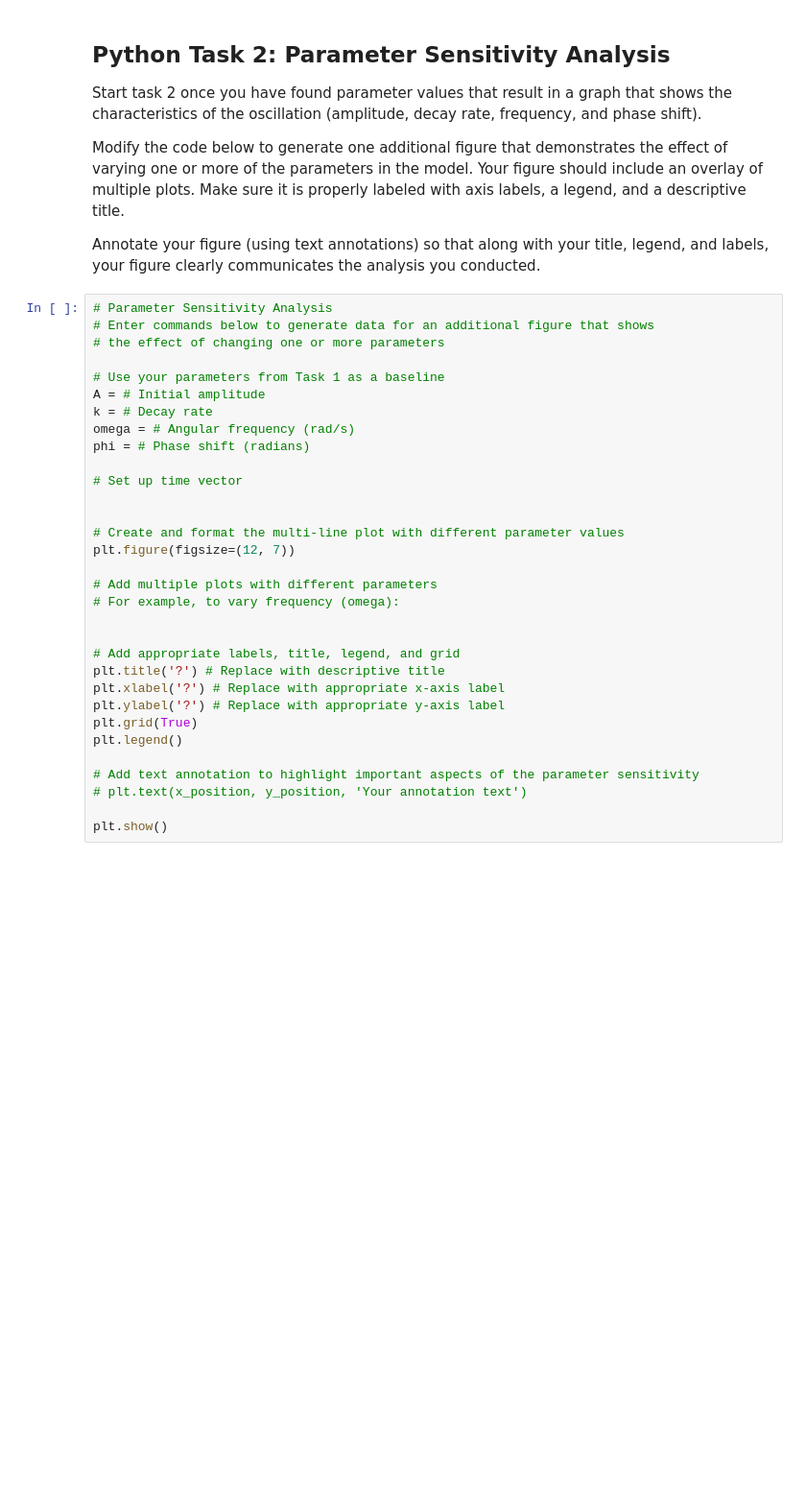
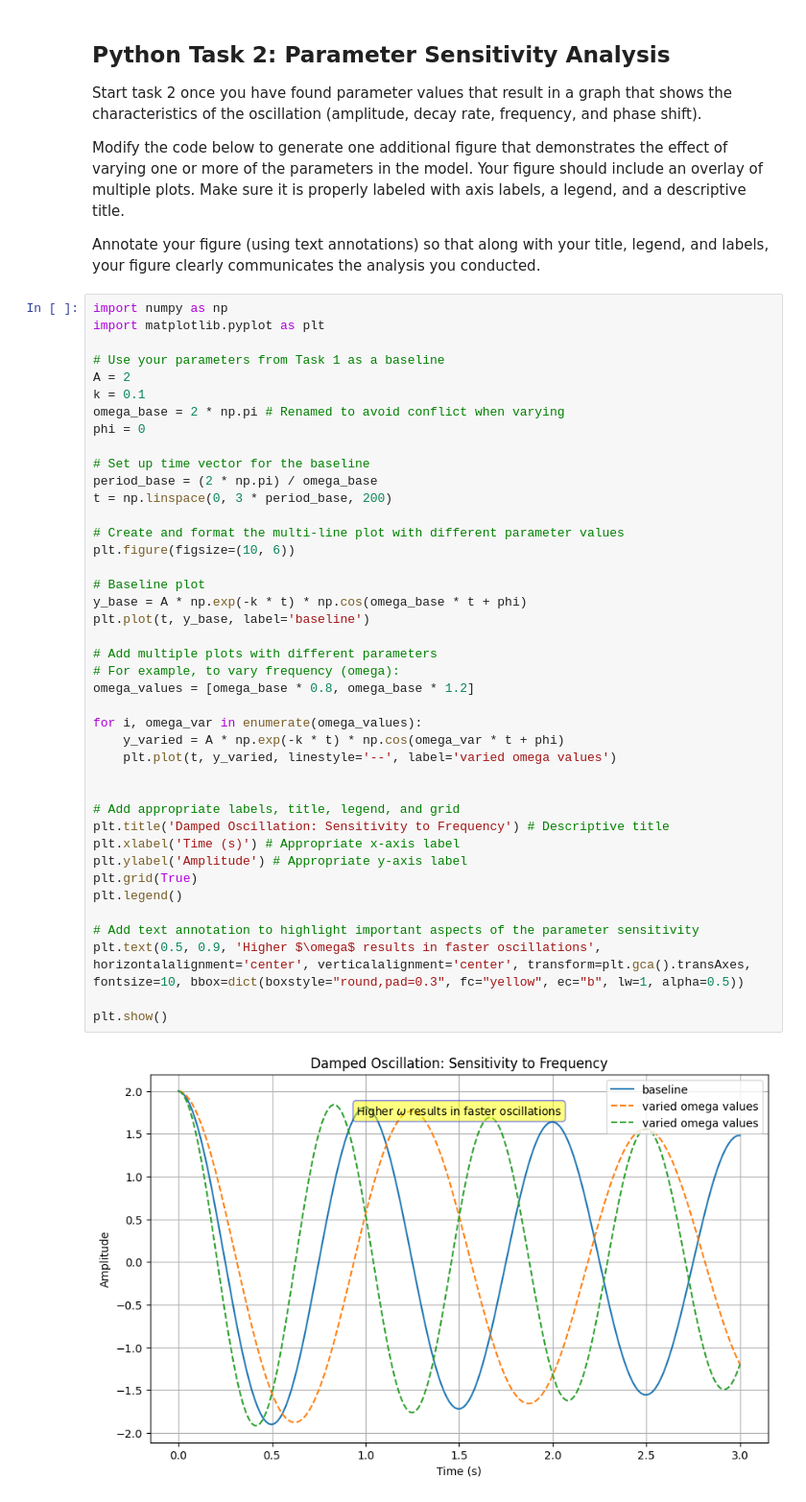
Before and after one commit to andieg05/worksheet-1, a Jupyter notebook: Week 1/worksheet1_template.ipynb, the cells around one changed output. Shown at 96% size. Drawn from its saved outputs; the diff is of its cells as text; blank space fills up the shorter version.

```diff
--- a/Week 1/worksheet1_template.ipynb
+++ b/Week 1/worksheet1_template.ipynb
@@ -73,37 +73,48 @@ Modify the code below to generate one additional figure that demonstrates the ef
 
 Annotate your figure (using text annotations) so that along with your title, legend, and labels, your figure clearly communicates the analysis you conducted.
 # %%
-# Parameter Sensitivity Analysis
-# Enter commands below to generate data for an additional figure that shows
-# the effect of changing one or more parameters
+import numpy as np
+import matplotlib.pyplot as plt
 
 # Use your parameters from Task 1 as a baseline
-A = # Initial amplitude
-k = # Decay rate
-omega = # Angular frequency (rad/s)
-phi = # Phase shift (radians)
+A = 2
+k = 0.1
+omega_base = 2 * np.pi # Renamed to avoid conflict when varying
+phi = 0
 
-# Set up time vector
-
+# Set up time vector for the baseline
+period_base = (2 * np.pi) / omega_base
+t = np.linspace(0, 3 * period_base, 200)
 
 # Create and format the multi-line plot with different parameter values
-plt.figure(figsize=(12, 7))
+plt.figure(figsize=(10, 6))
+
+# Baseline plot
+y_base = A * np.exp(-k * t) * np.cos(omega_base * t + phi)
+plt.plot(t, y_base, label='baseline')
 
 # Add multiple plots with different parameters
 # For example, to vary frequency (omega):
+omega_values = [omega_base * 0.8, omega_base * 1.2]
+
+for i, omega_var in enumerate(omega_values):
+    y_varied = A * np.exp(-k * t) * np.cos(omega_var * t + phi)
+    plt.plot(t, y_varied, linestyle='--', label='varied omega values')
 
 
 # Add appropriate labels, title, legend, and grid
-plt.title('?') # Replace with descriptive title
-plt.xlabel('?') # Replace with appropriate x-axis label
-plt.ylabel('?') # Replace with appropriate y-axis label
+plt.title('Damped Oscillation: Sensitivity to Frequency') # Descriptive title
+plt.xlabel('Time (s)') # Appropriate x-axis label
+plt.ylabel('Amplitude') # Appropriate y-axis label
 plt.grid(True)
 plt.legend()
 
 # Add text annotation to highlight important aspects of the parameter sensitivity
-# plt.text(x_position, y_position, 'Your annotation text')
+plt.text(0.5, 0.9, 'Higher $\omega$ results in faster oscillations', horizontalalignment='center', verticalalignment='center', transform=plt.gca().transAxes, fontsize=10, bbox=dict(boxstyle="round,pad=0.3", fc="yellow", ec="b", lw=1, alpha=0.5))
 
 plt.show()
+# %% [output]
+[figure, added]
 # %% [markdown]
 ## Reflection
 
```
Also changed, not shown: parts of 2 cells of this notebook.
